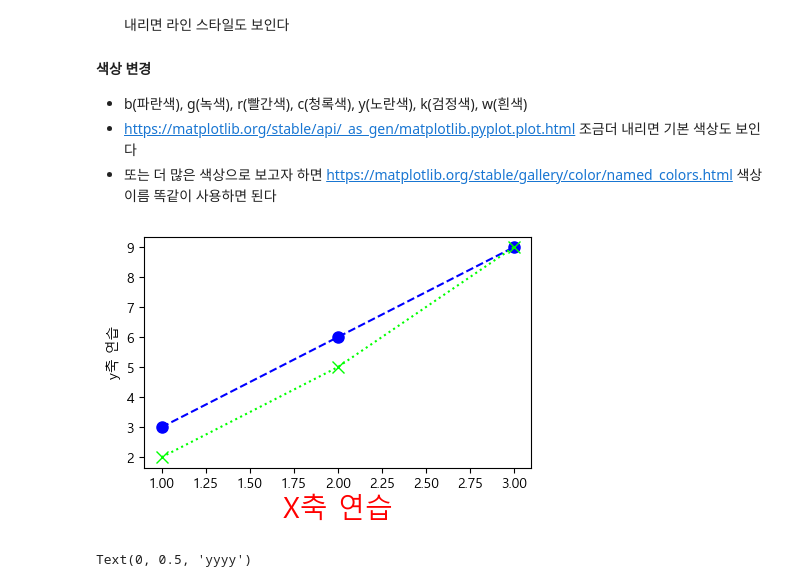
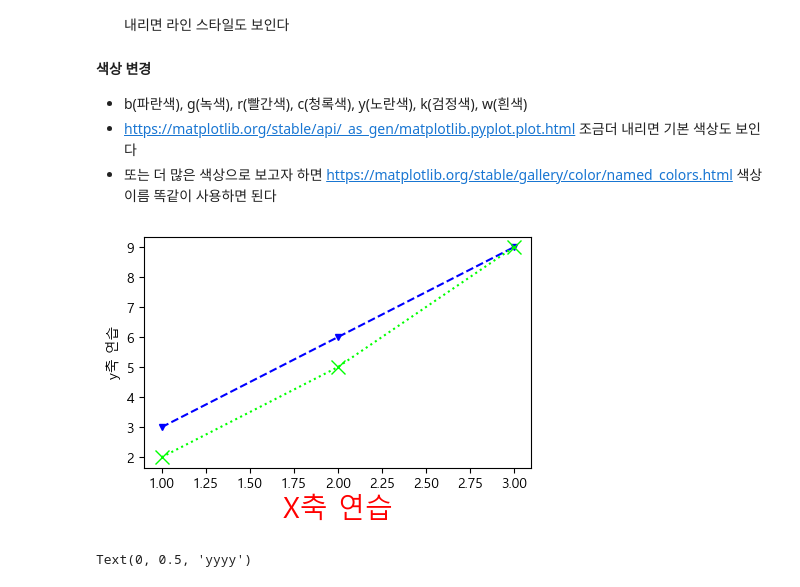
Before and after one commit to hayuen/ML, a Jupyter notebook: 1.ML/3.시각화(EDA-탐색적 데이터 분석)/1.Matplotlib.ipynb, the cells around one changed output. Drawn from its saved outputs; the diff is of its cells as text; code cells hidden in the pictures.

```diff
--- a/1.ML/3.시각화(EDA-탐색적 데이터 분석)/1.Matplotlib.ipynb
+++ b/1.ML/3.시각화(EDA-탐색적 데이터 분석)/1.Matplotlib.ipynb
@@ -130,15 +130,15 @@ plt.show()
 * https://matplotlib.org/stable/api/_as_gen/matplotlib.pyplot.plot.html 조금더 내리면 기본 색상도 보인다
 * 또는 더 많은 색상으로 보고자 하면 https://matplotlib.org/stable/gallery/color/named_colors.html 색상 이름 똑같이 사용하면 된다
 # %%
-plt.plot(data_1_x, data_1_y, marker='o', markersize=8, linestyle='--', color='b')
-plt.plot(data_2_x, data_2_y, marker='x', markersize=8, linestyle=':', color='lime')
+plt.plot(data_1_x, data_1_y, marker='v', markersize=4, linestyle='--', color='b')
+plt.plot(data_2_x, data_2_y, marker='x', markersize=10, linestyle=':', color='lime')
 
 plt.xlabel("X축 연습", fontsize=20, color='r')
 plt.ylabel("y축 연습")
 
 plt.show()
 # %% [output]
-[figure, old version]
+[figure, new version]
 # %%
 fig, ax = plt.subplots(figsize=(10,3))
 
```
Also changed, not shown: parts of 4 cells of this notebook, 24 other files.
